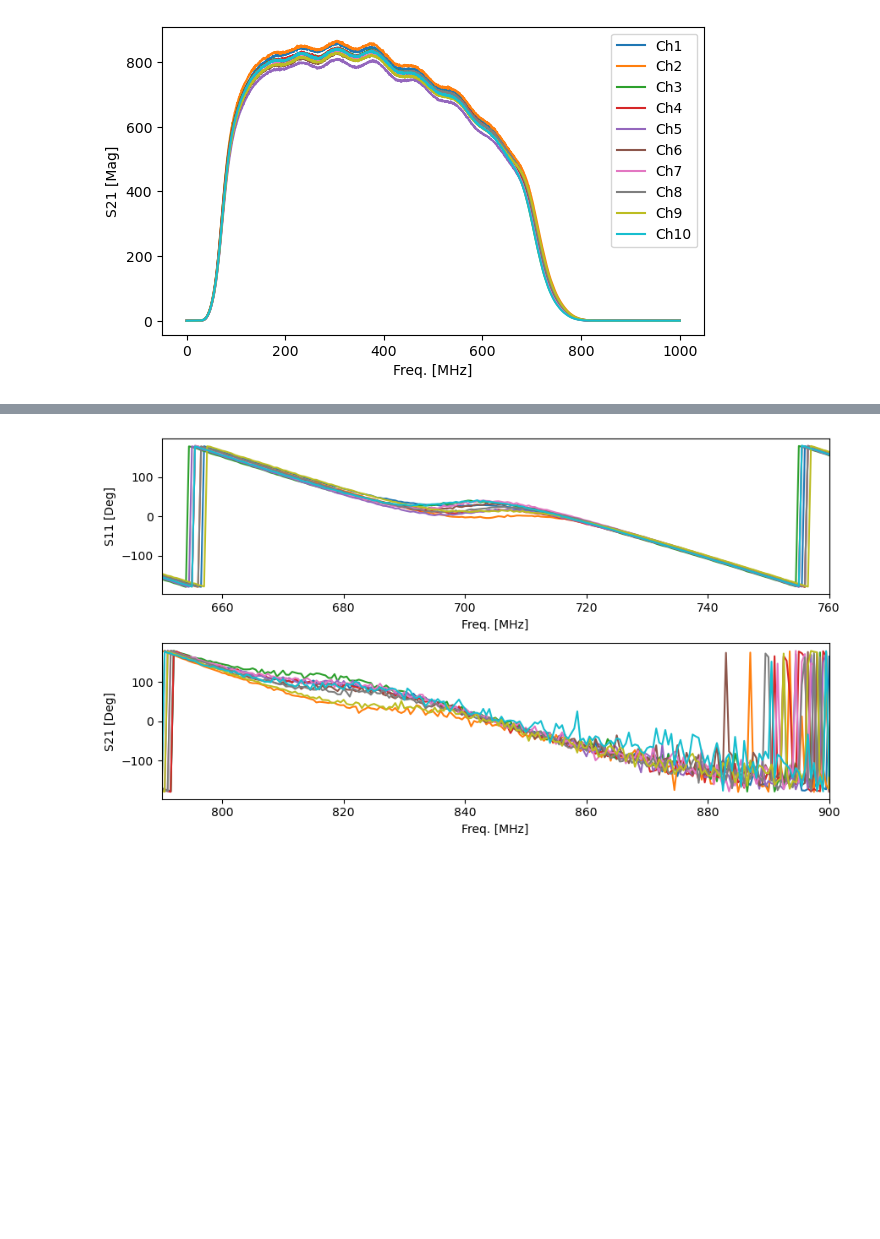
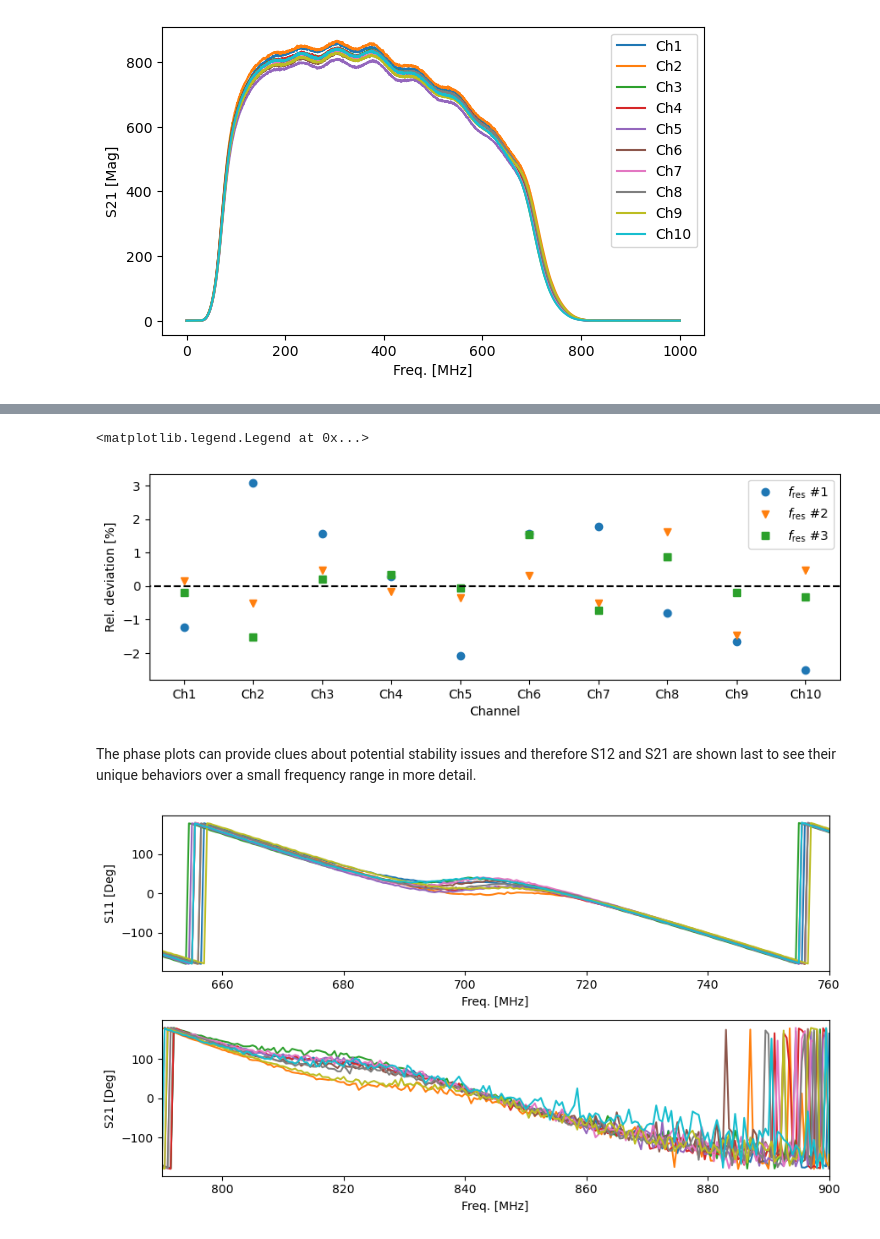
Before and after one commit to MMWeigelt/phd_app_exercise, a Jupyter notebook: my_amp_figures.ipynb, the cells around one changed output, grey strips where cells are left out. Drawn from its saved outputs; the diff is of its cells as text; code cells hidden in the pictures; blank space fills up the shorter version.

```diff
--- a/my_amp_figures.ipynb
+++ b/my_amp_figures.ipynb
@@ -197,3 +235,28 @@ fig.tight_layout()
+# %%
+channels = ['Ch{}'.format(i) for i in range(1, 11)]
+mean_freq_1 = np.mean([res_freq[i][0] for i in range(len(channels))])
+mean_freq_2 = np.mean([res_freq[i][1] for i in range(len(channels))])
+mean_freq_3 = np.mean([res_freq[i][2] for i in range(len(channels))])
+
+fig, ax = plt.subplots(figsize=(10, 3))
+
+#axs[0].set_ylim(ymin=215, ymax=250)
+ax.set_xlim(xmin=-0.5, xmax=9.5)
+ax.set_xlabel('Channel')
+ax.set_ylabel('Rel. deviation [%]')
+ax.plot(channels, ([res_freq[i][0] for i in range(len(channels))] - mean_freq_1)/mean_freq_1 * 100,
+        marker='o', linestyle='', label=r'$f_{\rm res}$ #1')
+ax.plot(channels, ([res_freq[i][1] for i in range(len(channels))] - mean_freq_2)/mean_freq_2 * 100,
+        marker='v', linestyle='', label=r'$f_{\rm res}$ #2')
+ax.plot(channels, ([res_freq[i][2] for i in range(len(channels))] - mean_freq_3)/mean_freq_3 * 100,
+        marker='s', linestyle='', label=r'$f_{\rm res}$ #3')
+ax.hlines(y=0, xmin=-1, xmax=10, color='k', linestyle='--')
+ax.legend()
+# %% [output]
+<matplotlib.legend.Legend at 0x...>
+[figure, added]
+# %% [markdown]
+The phase plots can provide clues about potential stability issues and therefore S12 and S21 are shown last to see their unique behaviors over a small frequency range in more detail.
 # %%
 fig, axs = plt.subplots(2, 1, figsize=(9, 5))
 
```
Also changed, not shown: parts of 15 cells of this notebook.
